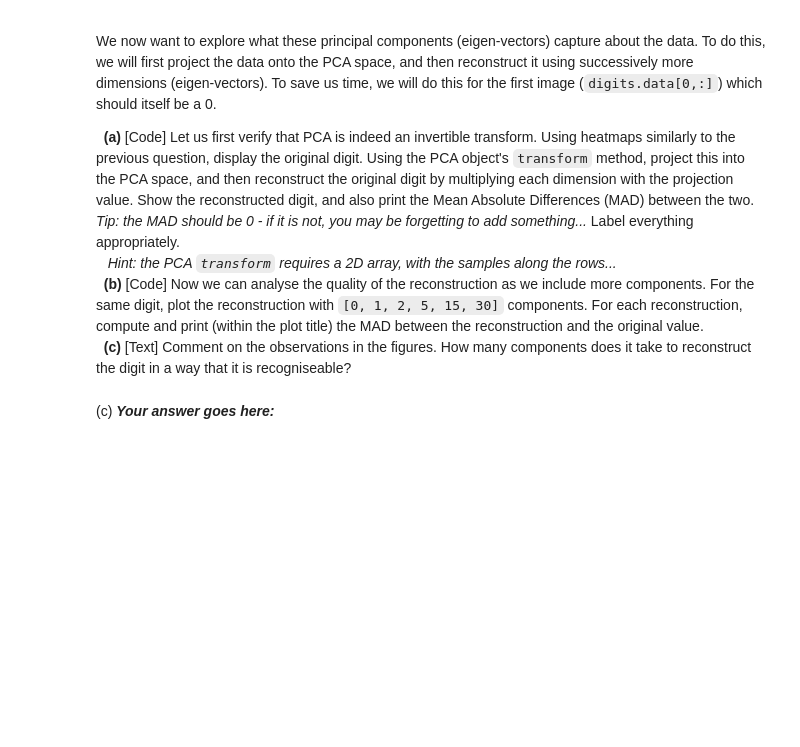
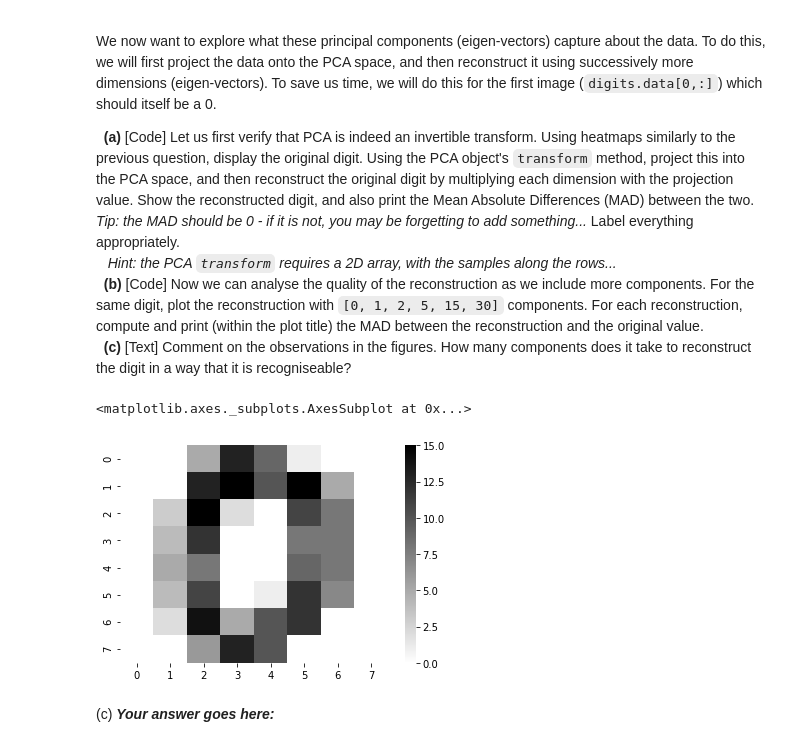
Before and after one commit to ishanparikh/IAML2018, a Jupyter notebook: Assignments/04_B_PCA.ipynb, the cells around one changed output. Drawn from its saved outputs; the diff is of its cells as text; code cells hidden in the pictures; blank space fills up the shorter version.

```diff
--- a/Assignments/04_B_PCA.ipynb
+++ b/Assignments/04_B_PCA.ipynb
@@ -348,6 +348,10 @@ We now want to explore what these principal components (eigen-vectors) capture a
 &nbsp;&nbsp;**(c)** [Text] Comment on the observations in the figures. How many components does it take to reconstruct the digit in a way that it is recogniseable?
 # %%
 #(a) # Your Code goes here:
+sns.heatmap(data=np.reshape(digits.data[0,:], (8,8)),cmap="binary")
+# %% [output]
+<matplotlib.axes._subplots.AxesSubplot at 0x...>
+[figure, added]
 # %%
 #(b) # Your Code goes here:
 # %% [markdown]
```
